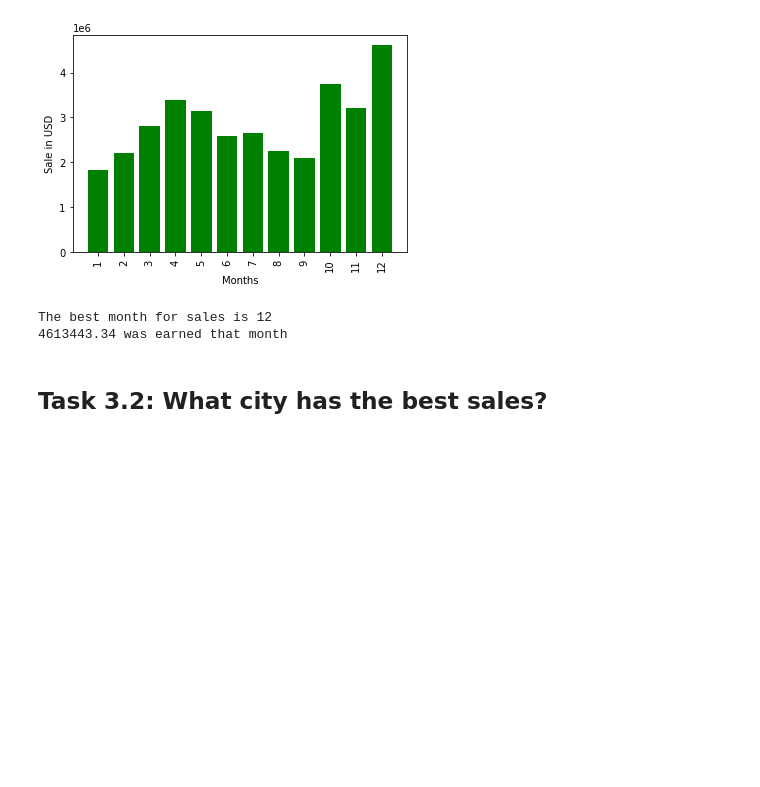
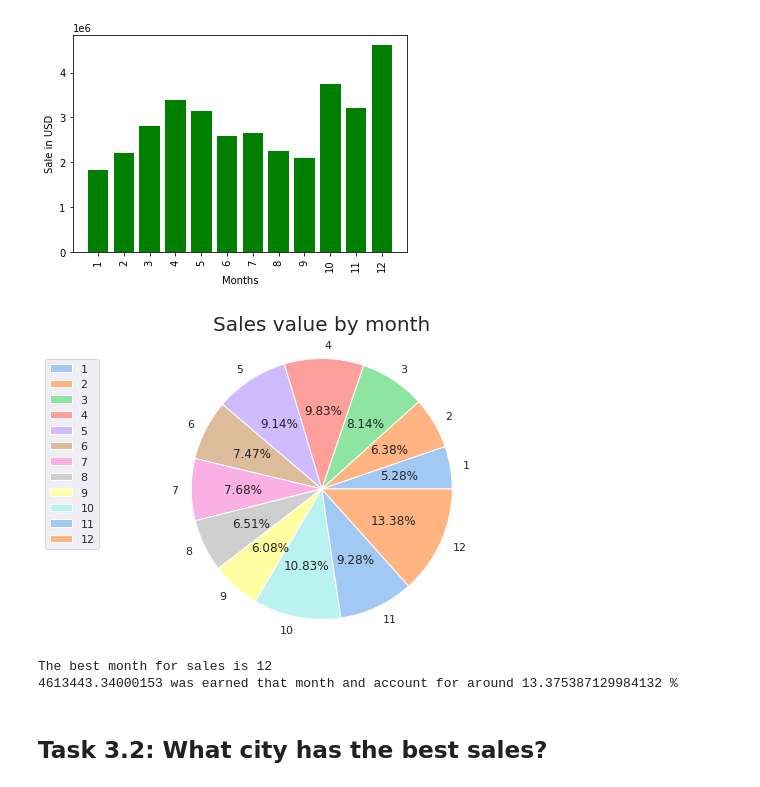
Before and after one commit to LeeHarry14202/Sales_Reporting, a Jupyter notebook: report.ipynb, the cells around one changed output. Cells and saved outputs as stored; diff of their text form; code cells hidden in the pictures; blank space fills up the shorter version.

```diff
--- a/report.ipynb
+++ b/report.ipynb
@@ -121,3 +122,27 @@ def draw_bar_chart(x_axis,y_axis,x_name= None, y_name = None):
     plt.xlabel(x_name)
     plt.ylabel(y_name)
     plt.show()
+# %%
+def draw_pie(data,labels, name = None):
+    #define Seaborn color palette to use
+    colors = sns.color_palette('pastel')[0:10]
+    #create pie chart
+    plt.pie(
+        data, labels = labels,
+        colors = colors, autopct='%1.2f%%',
+        radius= 1.5)
+
+    # x_axis_legend = -0,5
+    # y_axis_legend = 0.2
+    plt.legend(
+        loc="lower right",
+        bbox_to_anchor=(-0.5, 0.2))
+
+    plt.title(
+        label = name,
+        # fontstyle ='oblique' ,
+        fontsize = 20,
+        loc="center",
+        pad = '50')
+
+    plt.show()
@@ -128,3 +169,10 @@ months = sales_value_month.index
 draw_bar_chart(months,sales_value_month,'Months','Sale in USD')
 # %% [output]
 [figure]
+# %%
+data = sales_value_month
+labels = sales_value_month.index
+name_chart = 'Sales value by month'
+draw_pie(data, labels, name_chart)
+# %% [output]
+[figure, added]
@@ -131,9 +182,9 @@ draw_bar_chart(months,sales_value_month,'Months','Sale in USD')
 # %%
 print('The best month for sales is',sales_value_month.idxmax())
-print(sales_value_month.max(),'was earned that month')
+print(sales_value_month.max(),'was earned that month and account for around',max_percent_month,'%')
 # %% [output]
 The best month for sales is 12
-4613443.34 was earned that month
+4613443.34000153 was earned that month and account for around 13.375387129984132 %
 # %% [markdown]
 ## Task 3.2: What city has the best sales?
 # %%
```
Also changed, not shown: parts of 15 cells of this notebook.
